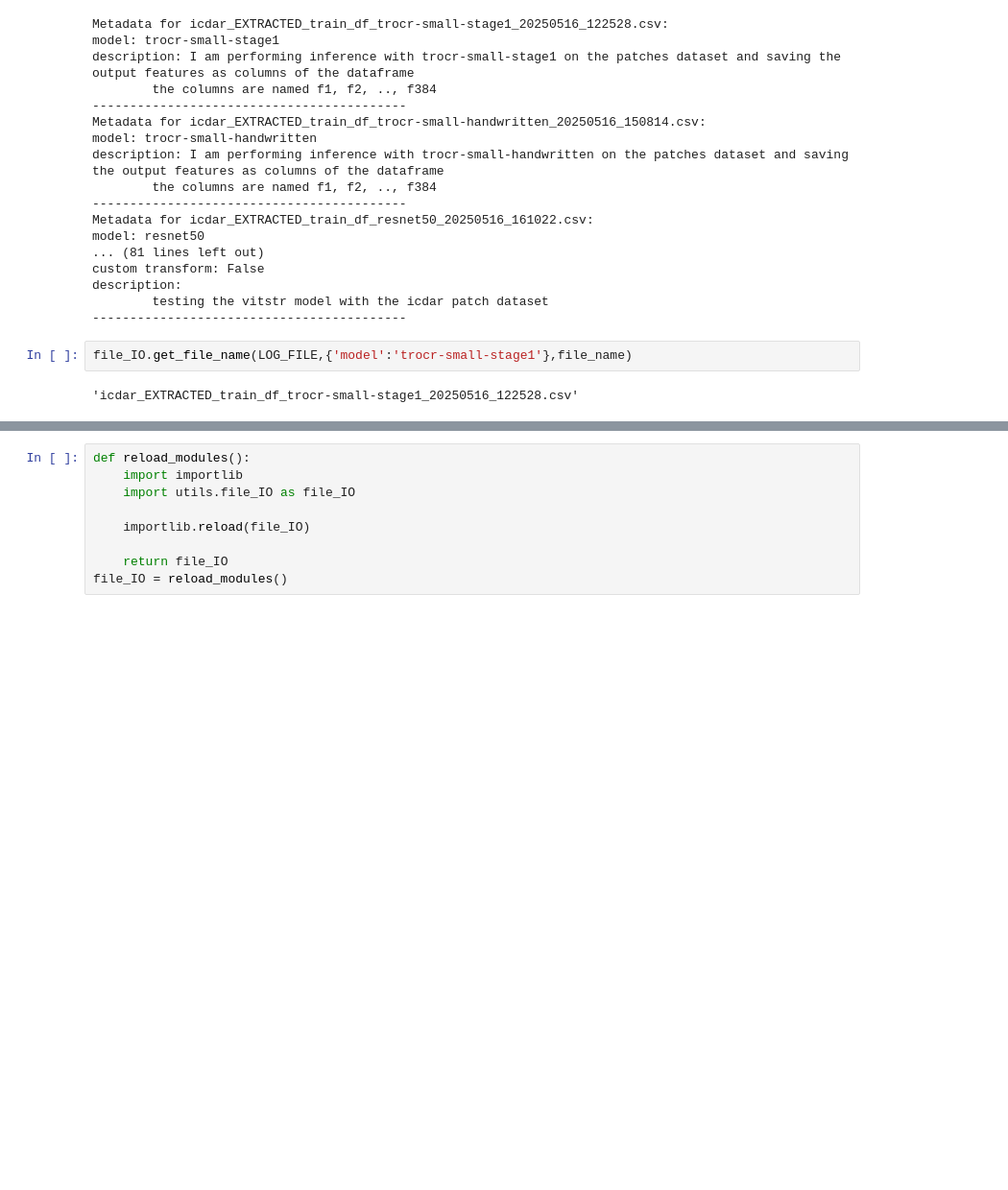
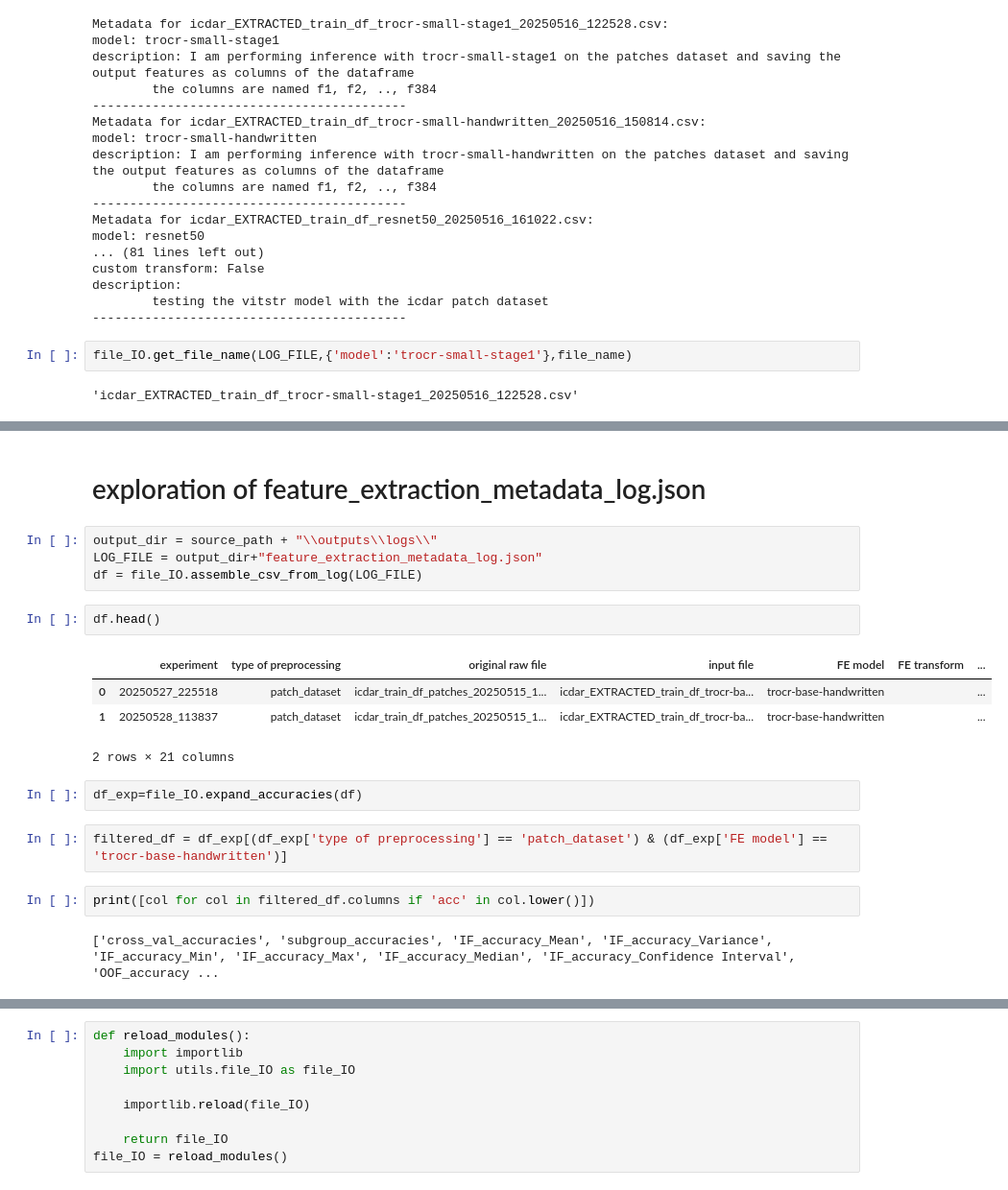
Before and after one commit to gitMorelli/gender_detection, a Jupyter notebook: notebooks/others/explore_log_preprocessed_data.ipynb, the cells around one changed output, grey strips where cells are left out. Shown at 96% size. Cells and saved outputs as stored; diff of their text form; blank space fills up the shorter version.

```diff
--- a/notebooks/others/explore_log_preprocessed_data.ipynb
+++ b/notebooks/others/explore_log_preprocessed_data.ipynb
@@ -53,0 +285,21 @@ file_IO.get_file_name(LOG_FILE,{'model':'trocr-small-stage1'},file_name)
+# %% [markdown]
+# exploration of feature_extraction_metadata_log.json
+# %%
+output_dir = source_path + "\\outputs\\logs\\"
+LOG_FILE = output_dir+"feature_extraction_metadata_log.json"
+df = file_IO.assemble_csv_from_log(LOG_FILE)
+# %%
+df.head()
+# %% [output]
+|  | experiment | type of preprocessing | original raw file | input file | FE model | FE transform | ... |
+| 0 | 20250527_225518 | patch_dataset | icdar_train_df_patches_20250515_1... | icdar_EXTRACTED_train_df_trocr-ba... | trocr-base-handwritten |  | ... |
+| 1 | 20250528_113837 | patch_dataset | icdar_train_df_patches_20250515_1... | icdar_EXTRACTED_train_df_trocr-ba... | trocr-base-handwritten |  | ... |
+2 rows × 21 columns
+# %%
+df_exp=file_IO.expand_accuracies(df)
+# %%
+filtered_df = df_exp[(df_exp['type of preprocessing'] == 'patch_dataset') & (df_exp['FE model'] == 'trocr-base-handwritten')]
+# %%
+print([col for col in filtered_df.columns if 'acc' in col.lower()])
+# %% [output]
+['cross_val_accuracies', 'subgroup_accuracies', 'IF_accuracy_Mean', 'IF_accuracy_Variance', 'IF_accuracy_Min', 'IF_accuracy_Max', 'IF_accuracy_Median', 'IF_accuracy_Confidence Interval', 'OOF_accuracy ...
```
Also changed, not shown: parts of 27 cells of this notebook, 6 other files.
